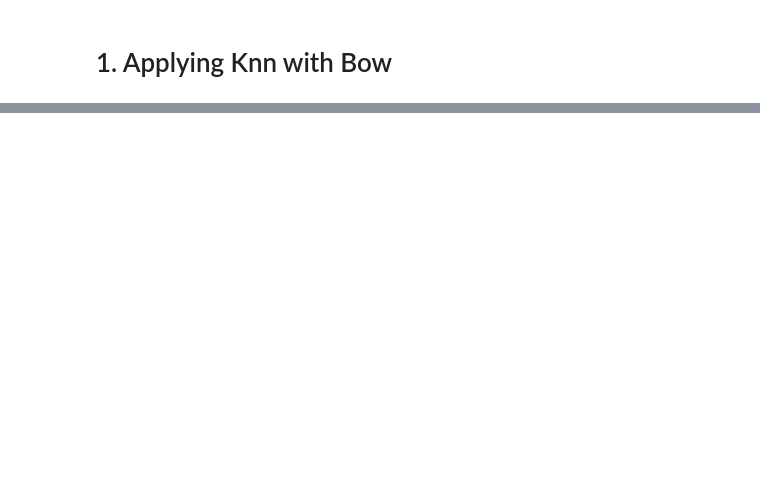
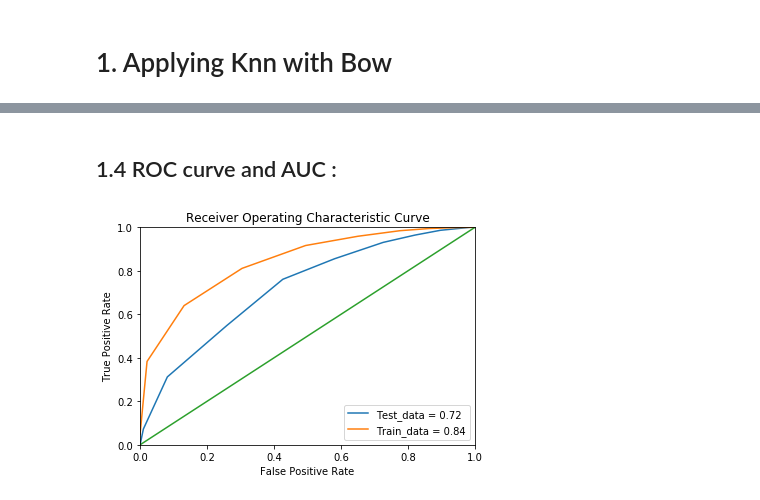
Before and after one commit to dasilakushagra/Amazon-Fine-Food-Dataset, a Jupyter notebook: Applying KNN on Data.ipynb, the cells around one changed output, grey strips where cells are left out. Cells and saved outputs as stored; diff of their text form; code cells hidden in the pictures; blank space fills up the shorter version.

```diff
--- a/Applying KNN on Data.ipynb
+++ b/Applying KNN on Data.ipynb
@@ -77,0 +159,4 @@ y_test.shape
+# %%
+params={'n_neighbors':list(range(1,20))}
+clf=GridSearchCV(knn,params,cv=10,n_jobs=-1,scoring='accuracy')
+clf.fit(X_train_vect,y_train.ravel())
@@ -77,0 +175,3 @@ y_test.shape
+# %%
+best_pram=clf.best_params_
+best_pram
@@ -77,0 +184,6 @@ y_test.shape
+# %%
+#accuracy of best parameter
+knn.n_neighbors=best_pram['n_neighbors']
+# clf.best_params_['n_neighbors']
+knn.fit(X_train_vect,y_train.ravel())
+knn.score(X_test_vect,y_test.ravel())
@@ -77,0 +196,23 @@ y_test.shape
+# %% [markdown]
+## 1.4 ROC curve and AUC :
+# %%
+# Drawing Roc curve for both training and test data
+probs1 = knn.predict_proba(X_test_vect)[:,1]
+probs2 = knn.predict_proba(X_train_vect)[:,1]
+
+fpr1, tpr1, threshold = roc_curve(y_test, probs1)
+fpr2, tpr2, threshold = roc_curve(y_train, probs2)
+roc_auc1=roc_auc_score(y_test,probs1)
+roc_auc2=roc_auc_score(y_train,probs2)
+
+plt.title('Receiver Operating Characteristic Curve')
+sns.lineplot(fpr1, tpr1, label = 'Test_data = {:0.2f}'.format(roc_auc1))
+sns.lineplot(fpr2, tpr2, label = 'Train_data = {:0.2f}'.format(roc_auc2))
+sns.lineplot([0, 1], [0, 1])
+plt.xlim([0, 1])
+plt.ylim([0, 1])
+plt.ylabel('True Positive Rate')
+plt.xlabel('False Positive Rate')
+plt.show()
+# %% [output]
+[figure, added]
```
Also changed, not shown: parts of 90 cells of this notebook.
